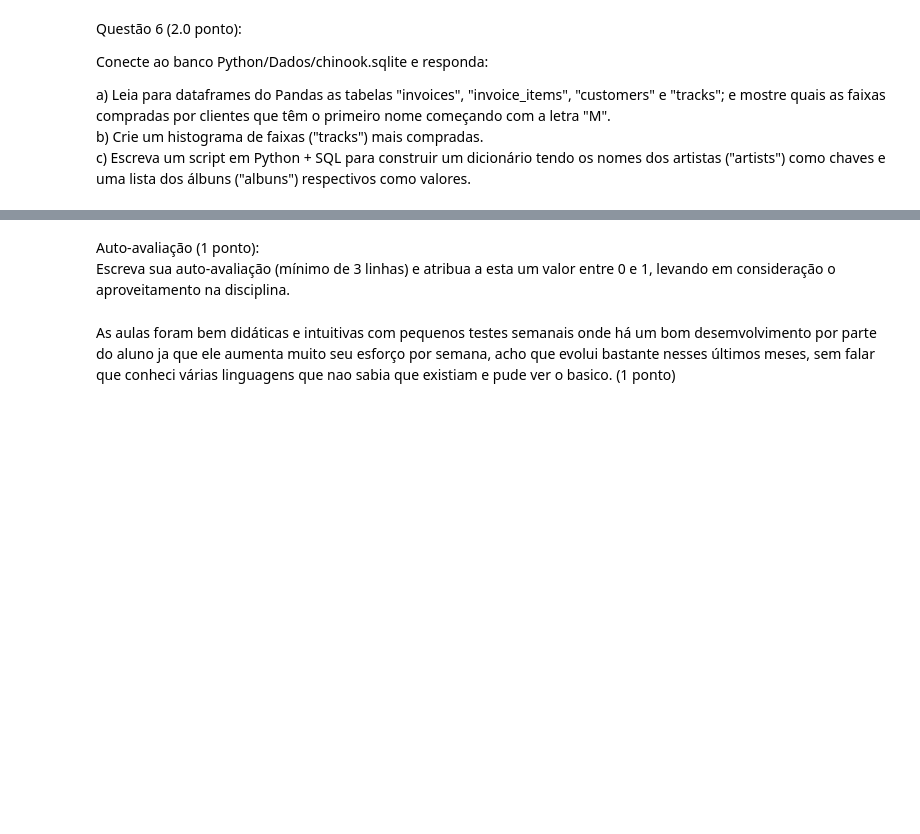
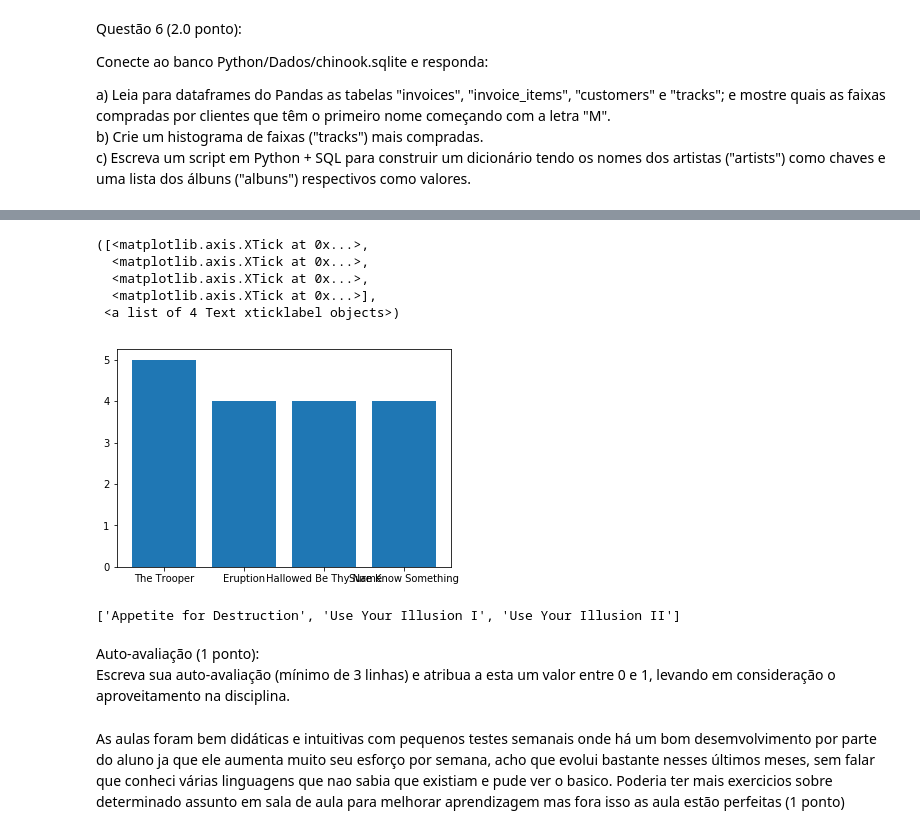
Before and after one commit to Fabioaraujo21/FGV_Programming_Languages, a Jupyter notebook: Python/Exercicios/Avaliacoes/Prova_A2_2018.ipynb, the cells around one changed output, grey strips where cells are left out. Cells and saved outputs as stored; diff of their text form; code cells hidden in the pictures; blank space fills up the shorter version.

```diff
--- a/Python/Exercicios/Avaliacoes/Prova_A2_2018.ipynb
+++ b/Python/Exercicios/Avaliacoes/Prova_A2_2018.ipynb
@@ -107,26 +187,0 @@ texto = f.readlines()
-# %%
-f = open("texto.txt",'r')
-texto = f.readlines()
-
-x = 0
-
-while x < len(texto):
-    if texto[x] == "\n":
-        local = texto.index(texto[x])
-        texto.pop(local)
-    else:
-        texto[x] = texto[x].split(',')
-        x += 1
-
-# Esse for abaixo aqui é só para tirar o "\n" em algumas strings, é opcional.
-
-for i in texto:
-    local = texto.index(i) # Local do i em texto
-    for b in i:
-        local2 = texto[local].index(b) # Local2 do b em i ( local )
-        if "\n" in b:
-            texto[local][local2] = b.replace("\n",'') # Substitui o valor de acordo com "local" e "local2"
-
-lista1, lista2 = texto
-print("lista1 =",lista1)
-print("lista2 =",lista2)
@@ -185,6 +361,52 @@ c) Escreva um script em Python + SQL para construir um dicionário tendo os nome
+# %%
+#b)
+cur.execute('''SELECT SUM(invoice_items.quantity) as p, tracks.name FROM invoice_items
+            INNER JOIN tracks ON invoice_items.trackID = tracks.trackID
+            GROUP BY tracks.name ORDER BY p DESC''')
+lista_mus = list(cur.fetchall())
+lista_mus = lista_mus[0:4]
+x=[]
+y=[]
+for r in lista_mus:
+    a,b=r
+    y.append(a)
+    x.append(b)
+xval=np.array(x)
+yval=np.array(y)
+x = np.arange(4)
+plt.bar(x, height= yval)
+plt.xticks(x,xval)
+# %% [output]
+([<matplotlib.axis.XTick at 0x...>,
+  <matplotlib.axis.XTick at 0x...>,
+  <matplotlib.axis.XTick at 0x...>,
+  <matplotlib.axis.XTick at 0x...>],
+ <a list of 4 Text xticklabel objects>)
+[figure, added]
+# %%
+#c)
+q='''
+select artists.Name, albums.Title from albums
+join tracks on tracks.AlbumId=albums.AlbumId
+join artists on albums.ArtistId=artists.ArtistId
+group by albums.Title
+'''
+cur.execute(q)
+dic={}
+k=True
+for r in cur.fetchall():
+    a,b=r
+    if a in dic:
+        dic[a].append(b)
+    else:
+        dic[a]=[b]
+print(dic["Guns N' Roses"])
+# %% [output]
+['Appetite for Destruction', 'Use Your Illusion I', 'Use Your Illusion II']
 # %% [markdown]
 Auto-avaliação (1 ponto):
 Escreva sua auto-avaliação (mínimo de 3 linhas) e atribua a esta um valor entre 0 e 1, levando em consideração o aproveitamento na disciplina.
 # %% [markdown]
 As aulas foram bem didáticas e intuitivas com pequenos testes semanais onde há um bom desemvolvimento por parte do aluno
-ja que ele aumenta muito seu esforço por semana, acho que evolui bastante nesses últimos meses, sem falar que conheci várias linguagens que nao sabia que existiam e pude ver o basico.  (1 ponto)
+ja que ele aumenta muito seu esforço por semana, acho que evolui bastante nesses últimos meses, sem falar que conheci várias linguagens que nao sabia que existiam e pude ver o basico.
+Poderia ter mais exercicios sobre determinado assunto em sala de aula para melhorar aprendizagem mas fora isso as aula estão perfeitas (1 ponto)
```
Also changed, not shown: parts of 35 cells of this notebook, 1 other file.
